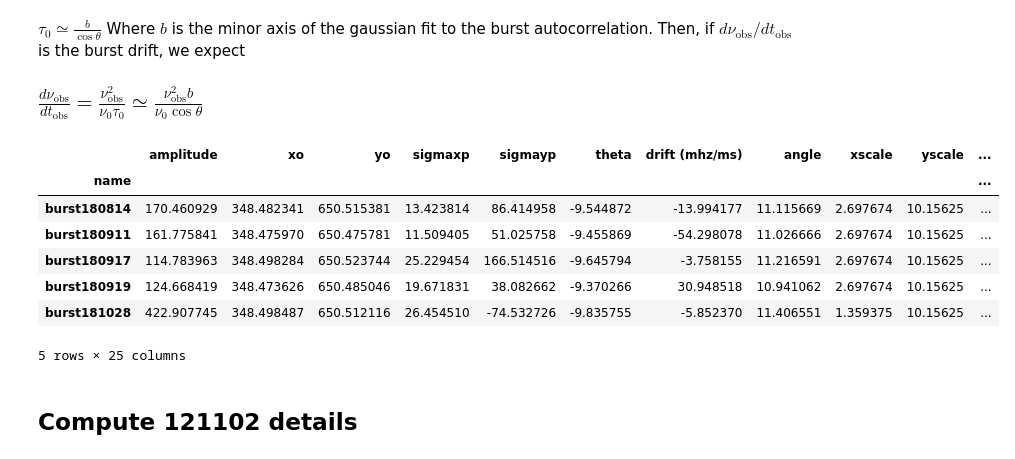
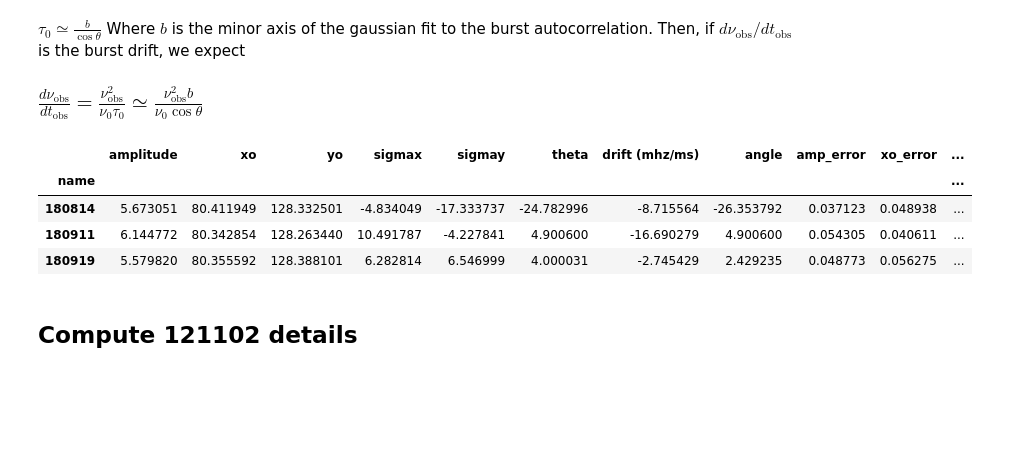
Before and after one commit to mef51/subdriftlaw, a Jupyter notebook: universal/DriftvsDuration_universal.ipynb, the cells around one changed output. Cells and saved outputs as stored; diff of their text form; code cells hidden in the pictures; blank space fills up the shorter version.

```diff
--- a/universal/DriftvsDuration_universal.ipynb
+++ b/universal/DriftvsDuration_universal.ipynb
@@ -38,47 +38,59 @@ paramerrs180916 = ['data/CHIME_180916.J0158+65/chime_180916_param_errors_real.cs
              'data/CHIME_180916.J0158+65/chime_180916_param_errors_ddm2.csv',
              'data/CHIME_180916.J0158+65/chime_180916_param_errors_ddm-half.csv']
 
 dataframes180916 = []
 for param, paramerr in zip(params180916, paramerrs180916):
     frame = pd.merge(pd.read_csv(param),
                      pd.read_csv(paramerr),
                      how='left', on='name')
     frame = frame.set_index('name')
     dataframes180916.append(frame)
 
 #########
 
 #########
-bursts180814 = pd.merge(pd.read_csv('data/CHIME_FRB180814.J0422+73/chime_180814_img_fit_params.csv'),
-                        pd.read_csv('data/CHIME_FRB180814.J0422+73/chime_180814_img_param_errors.csv'),
+dms180814 = [189.0 , 189.8 , 190.0, 188.9 , 189.4]
+dm_idx = 3
+bursts180814 = pd.merge(pd.read_csv('data/CHIME_FRB180814.J0422+73/chime_180814_fit_params_dm{}.csv'.format(dms180814[dm_idx])),
+                        pd.read_csv('data/CHIME_FRB180814.J0422+73/chime_180814_param_errors_dm{}.csv'.format(dms180814[dm_idx])),
                         how='left', on='name')
 bursts180814 = bursts180814.set_index('name')
+bursts180814['center_f'] = 600 # MHz
+bursts180814['time_res'] = 0.00098304 # s, Not true for burst 180917
 
+dataframes180814 = []
+for dm in dms180814:
+    frame = pd.merge(pd.read_csv('data/CHIME_FRB180814.J0422+73/chime_180814_fit_params_dm{}.csv'.format(dm)),
+                            pd.read_csv('data/CHIME_FRB180814.J0422+73/chime_180814_param_errors_dm{}.csv'.format(dm)),
+                            how='left', on='name')
+    frame = frame.set_index('name')
+    frame['center_f'] = 600 # MHz
+    frame['time_res'] = 0.00098304 # s, Not true for burst 180917
+    dataframes180814.append(frame)
 
 # Correct sigmax and sigmay for pixel scale
-bursts180814['sigmax'] = bursts180814[['sigmaxp', 'xscale']].apply(lambda row: abs(row['sigmaxp'])/row['xscale'], axis=1)
-bursts180814['sigmay'] = bursts180814[['sigmayp', 'yscale']].apply(lambda row: abs(row['sigmayp'])/row['yscale'], axis=1)
-bursts180814['sigmax_error'] = bursts180814[['sigmaxp_error', 'xscale']].apply(lambda row: abs(row['sigmaxp_error'])/row['xscale'], axis=1)
-bursts180814['sigmay_error'] = bursts180814[['sigmayp_error', 'yscale']].apply(lambda row: abs(row['sigmayp_error'])/row['yscale'], axis=1)
+# bursts180814['sigmax'] = bursts180814[['sigmaxp', 'xscale']].apply(lambda row: abs(row['sigmaxp'])/row['xscale'], axis=1)
+# bursts180814['sigmay'] = bursts180814[['sigmayp', 'yscale']].apply(lambda row: abs(row['sigmayp'])/row['yscale'], axis=1)
+# bursts180814['sigmax_error'] = bursts180814[['sigmaxp_error', 'xscale']].apply(lambda row: abs(row['sigmaxp_error'])/row['xscale'], axis=1)
+# bursts180814['sigmay_error'] = bursts180814[['sigmayp_error', 'yscale']].apply(lambda row: abs(row['sigmayp_error'])/row['yscale'], axis=1)
 
 # Set redshifts
 bursts121102['z'] = 0.19273 # (josephy et al. 2019, frbcat.org)
 bursts180916['z'] = 0.0337  # (chime 2020b et al.)
 bursts180814['z'] = 0.05    # not accurate, z < 0.1 (amiri et al. 2019)
 for frame in dataframes180916:
     frame['z'] = 0.337
+for frame in dataframes180814:
+    frame['z'] = 0.05
 
 # bursts121102
 bursts180814
 # %% [output]
-|  | amplitude | xo | yo | sigmaxp | sigmayp | theta | drift (mhz/ms) | angle | xscale | yscale | ... |
+|  | amplitude | xo | yo | sigmax | sigmay | theta | drift (mhz/ms) | angle | amp_error | xo_error | ... |
 | name |  |  |  |  |  |  |  |  |  |  | ... |
-| burst180814 | 170.460929 | 348.482341 | 650.515381 | 13.423814 | 86.414958 | -9.544872 | -13.994177 | 11.115669 | 2.697674 | 10.15625 | ... |
-| burst180911 | 161.775841 | 348.475970 | 650.475781 | 11.509405 | 51.025758 | -9.455869 | -54.298078 | 11.026666 | 2.697674 | 10.15625 | ... |
-| burst180917 | 114.783963 | 348.498284 | 650.523744 | 25.229454 | 166.514516 | -9.645794 | -3.758155 | 11.216591 | 2.697674 | 10.15625 | ... |
-| burst180919 | 124.668419 | 348.473626 | 650.485046 | 19.671831 | 38.082662 | -9.370266 | 30.948518 | 10.941062 | 2.697674 | 10.15625 | ... |
-| burst181028 | 422.907745 | 348.498487 | 650.512116 | 26.454510 | -74.532726 | -9.835755 | -5.852370 | 11.406551 | 1.359375 | 10.15625 | ... |
+| 180814 | 5.673051 | 80.411949 | 128.332501 | -4.834049 | -17.333737 | -24.782996 | -8.715564 | -26.353792 | 0.037123 | 0.048938 | ... |
+| 180911 | 6.144772 | 80.342854 | 128.263440 | 10.491787 | -4.227841 | 4.900600 | -16.690279 | 4.900600 | 0.054305 | 0.040611 | ... |
+| 180919 | 5.579820 | 80.355592 | 128.388101 | 6.282814 | 6.546999 | 4.000031 | -2.745429 | 2.429235 | 0.048773 | 0.056275 | ... |
-5 rows × 25 columns
 # %% [markdown]
 ## Compute 121102 details
 # %%
```
Also changed, not shown: parts of 9 cells of this notebook, 25 other files.
